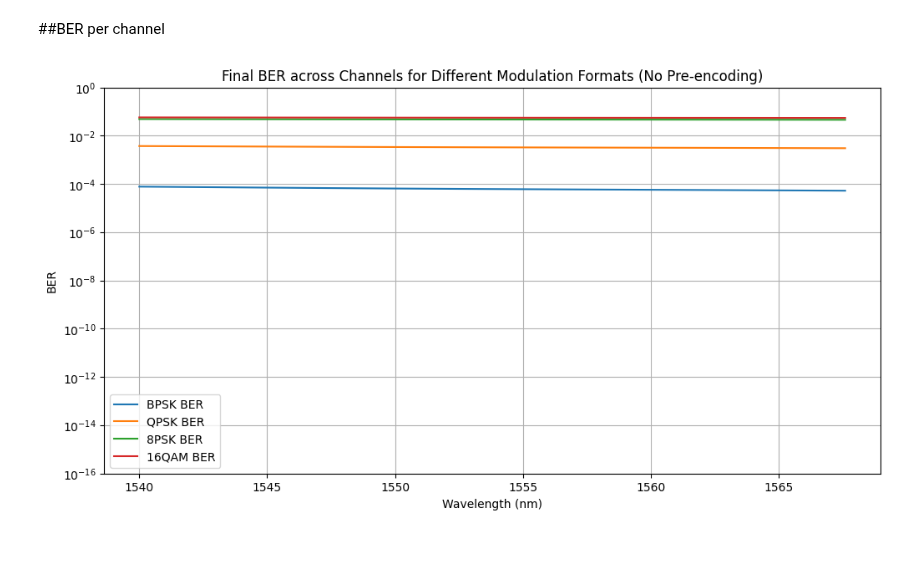
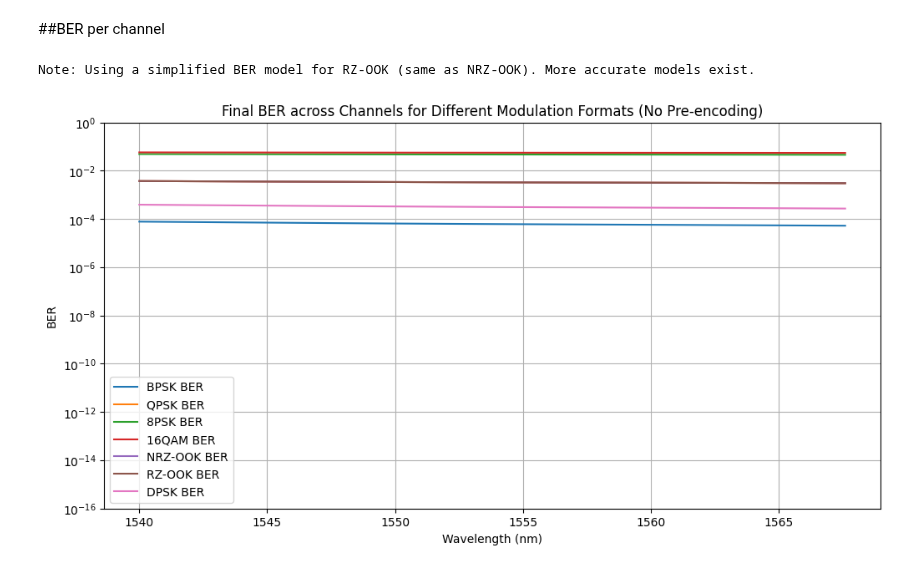
Before and after one commit to EnochYounceSAIC/FiberOptics, a Jupyter notebook: weekfour/channels.ipynb, the cells around one changed output. Drawn from its saved outputs; the diff is of its cells as text; code cells hidden in the pictures.

```diff
--- a/weekfour/channels.ipynb
+++ b/weekfour/channels.ipynb
@@ -708,7 +620,7 @@ Channel 69 (1567.60 nm): 8.76 dB
 # %% [markdown]
 ##BER per channel
 # %%
-# prompt: please incorporate concacenated, convolutional, and turbo
+# prompt: replace the current graph in the BER cell with a graph of what the BER is for each possible modulation format
 
 import matplotlib.pyplot as plt
 import numpy as np
@@ -721,8 +633,8 @@ def calculate_ber(snr_db, modulation='QPSK', pre_encoding=None):
 
     Args:
         snr_db (float or np.ndarray): Signal-to-Noise Ratio in dB.
-        modulation (str): Modulation scheme ('BPSK', 'QPSK', '8PSK', '16QAM').
-                          Defaults to 'QPSK'.
+        modulation (str): Modulation scheme ('BPSK', 'QPSK', '8PSK', '16QAM',
+                          'NRZ-OOK', 'RZ-OOK', 'DPSK'). Defaults to 'QPSK'.
         pre_encoding (str): Pre-encoding scheme (e.g., 'None', 'FEC', 'Concatenated',
                             'Convolutional', 'Turbo'). Defaults to None.
 
@@ -749,6 +661,23 @@ def calculate_ber(snr_db, modulation='QPSK', pre_encoding=None):
         # Approximate BER for 16QAM (using rectangle approximation with Gray coding):
         # BER approx 0.25 * erfc(np.sqrt(snr_linear/10))
         unencoded_ber = 0.25 * scipy.special.erfc(np.sqrt(snr_linear / 10))
+    elif modulation.lower() == 'nrz-ook':
+        # BER for NRZ-OOK (assuming direct detection and thermal noise dominant):
+        # BER = 0.5 * erfc(sqrt(SNR_linear)/sqrt(2))
+        unencoded_ber = 0.5 * scipy.special.erfc(np.sqrt(snr_linear / 2))
+    elif modulation.lower() == 'rz-ook':
+         # BER for RZ-OOK (assuming direct detection and thermal noise dominant):
+         # The SNR definition for RZ can vary, but a common approach relates it to NRZ.
+         # Assuming the average power is the same as NRZ, peak power is higher, but pulse width is shorter.
+         # Often modeled with a slight penalty compared to NRZ or a different SNR definition.
+         # For a simplified model, let's use the same formula as NRZ for now, but acknowledge it's an approximation.
+         # A more accurate model might involve a penalty or a different Q-factor relationship.
+        print("Note: Using a simplified BER model for RZ-OOK (same as NRZ-OOK). More accurate models exist.")
+        unencoded_ber = 0.5 * scipy.special.erfc(np.sqrt(snr_linear / 2))
+    elif modulation.lower() == 'dpsk':
+        # BER for DPSK (assuming differential detection):
+        # BER = 0.5 * exp(-SNR_linear)
+        unencoded_ber = 0.5 * np.exp(-snr_linear)
     else:
         print(f"Warning: Modulation scheme '{modulation}' not recognized. Calculating BER as if BPSK.")
         unencoded_ber = 0.5 * scipy.special.erfc(np.sqrt(snr_linear))
@@ -822,31 +751,38 @@ def calculate_ber(snr_db, modulation='QPSK', pre_encoding=None):
     ber = np.clip(ber, 0, 1)
 
 
     return ber
 
 # Example usage with the calculated final SNR (multi_channel_SNR_dB[:, -1])
 final_snr_db = multi_channel_SNR_dB[:, -1]
 
 # Calculate BER for each modulation format (without pre-encoding)
 ber_bpsk = calculate_ber(final_snr_db, modulation='BPSK', pre_encoding=None)
 ber_qpsk = calculate_ber(final_snr_db, modulation='QPSK', pre_encoding=None)
 ber_8psk = calculate_ber(final_snr_db, modulation='8PSK', pre_encoding=None)
 ber_16qam = calculate_ber(final_snr_db, modulation='16QAM', pre_encoding=None)
+ber_nrzoek = calculate_ber(final_snr_db, modulation='NRZ-OOK', pre_encoding=None)
+ber_rzook = calculate_ber(final_snr_db, modulation='RZ-OOK', pre_encoding=None)
+ber_dpsk = calculate_ber(final_snr_db, modulation='DPSK', pre_encoding=None)
 
 # Plot the final BER across channels for each modulation format
 plt.figure(figsize=(12, 6))
 plt.semilogy(channeled_lambdas_nm, ber_bpsk, label='BPSK BER')
 plt.semilogy(channeled_lambdas_nm, ber_qpsk, label='QPSK BER')
 plt.semilogy(channeled_lambdas_nm, ber_8psk, label='8PSK BER')
 plt.semilogy(channeled_lambdas_nm, ber_16qam, label='16QAM BER')
+plt.semilogy(channeled_lambdas_nm, ber_nrzoek, label='NRZ-OOK BER')
+plt.semilogy(channeled_lambdas_nm, ber_rzook, label='RZ-OOK BER')
+plt.semilogy(channeled_lambdas_nm, ber_dpsk, label='DPSK BER')
 
 
 plt.title('Final BER across Channels for Different Modulation Formats (No Pre-encoding)')
 plt.xlabel('Wavelength (nm)')
 plt.ylabel('BER')
 plt.grid(True, which="both")
 plt.legend()
 plt.ylim(1e-16, 1) # Adjust y-axis limits for BER to show lower values
 plt.show()
 # %% [output]
+Note: Using a simplified BER model for RZ-OOK (same as NRZ-OOK). More accurate models exist.
-[figure, old version]
+[figure, new version]
```
Also changed, not shown: parts of 2 cells of this notebook.
